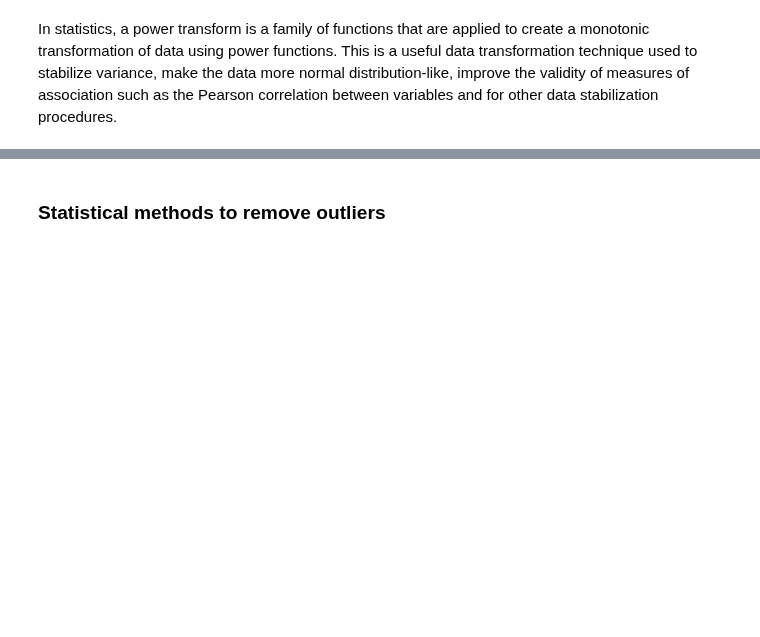
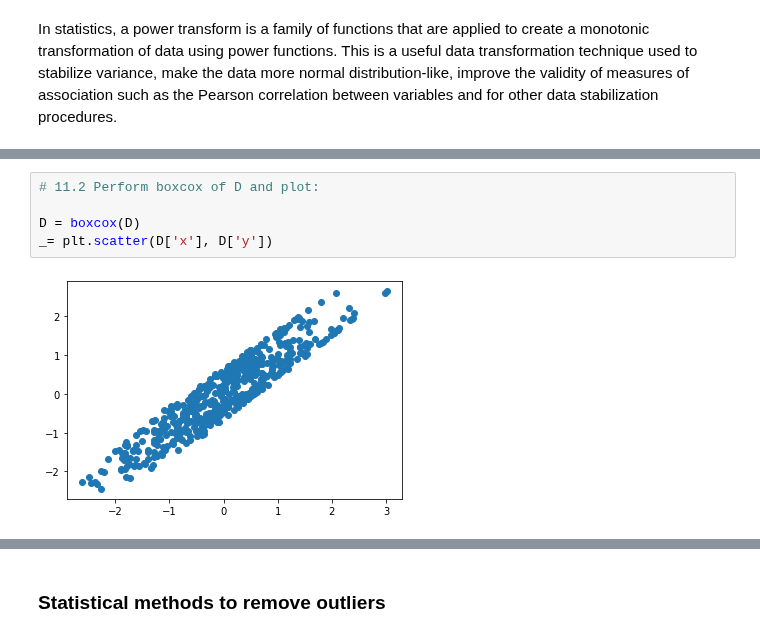
Before and after one commit to harnalashok/Clustering, a Jupyter notebook: online_retail_rfm.ipynb, the cells around one changed output, grey strips where cells are left out. Saved outputs shown, nothing was run; the diff lists cells and outputs as text; blank space fills up the shorter version.

```diff
--- a/online_retail_rfm.ipynb
+++ b/online_retail_rfm.ipynb
@@ -801,0 +845,7 @@ def boxcox(X):
+# %%
+# 11.2 Perform boxcox of D and plot:
+
+D = boxcox(D)
+_= plt.scatter(D['x'], D['y'])
+# %% [output]
+[figure, added]
```
Also changed, not shown: parts of 94 cells of this notebook.
